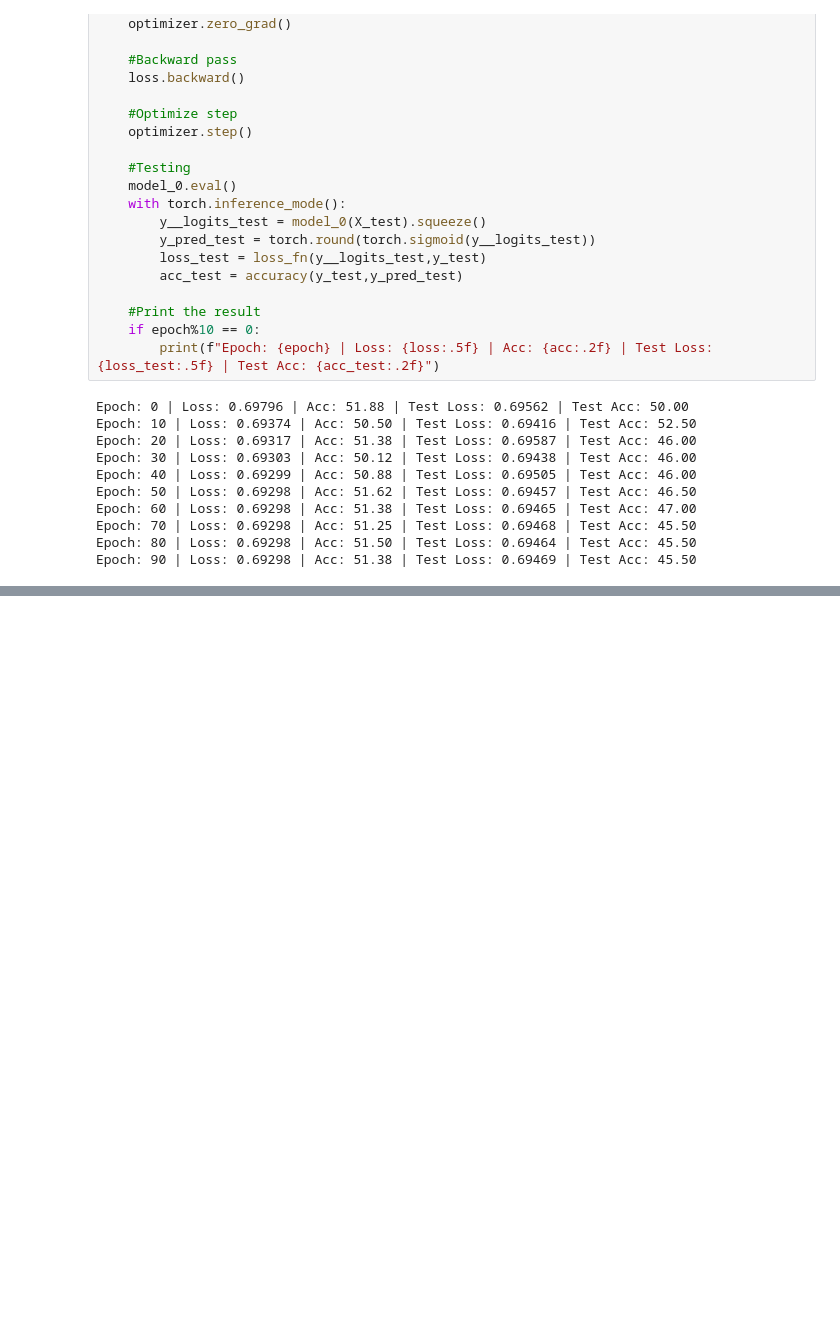
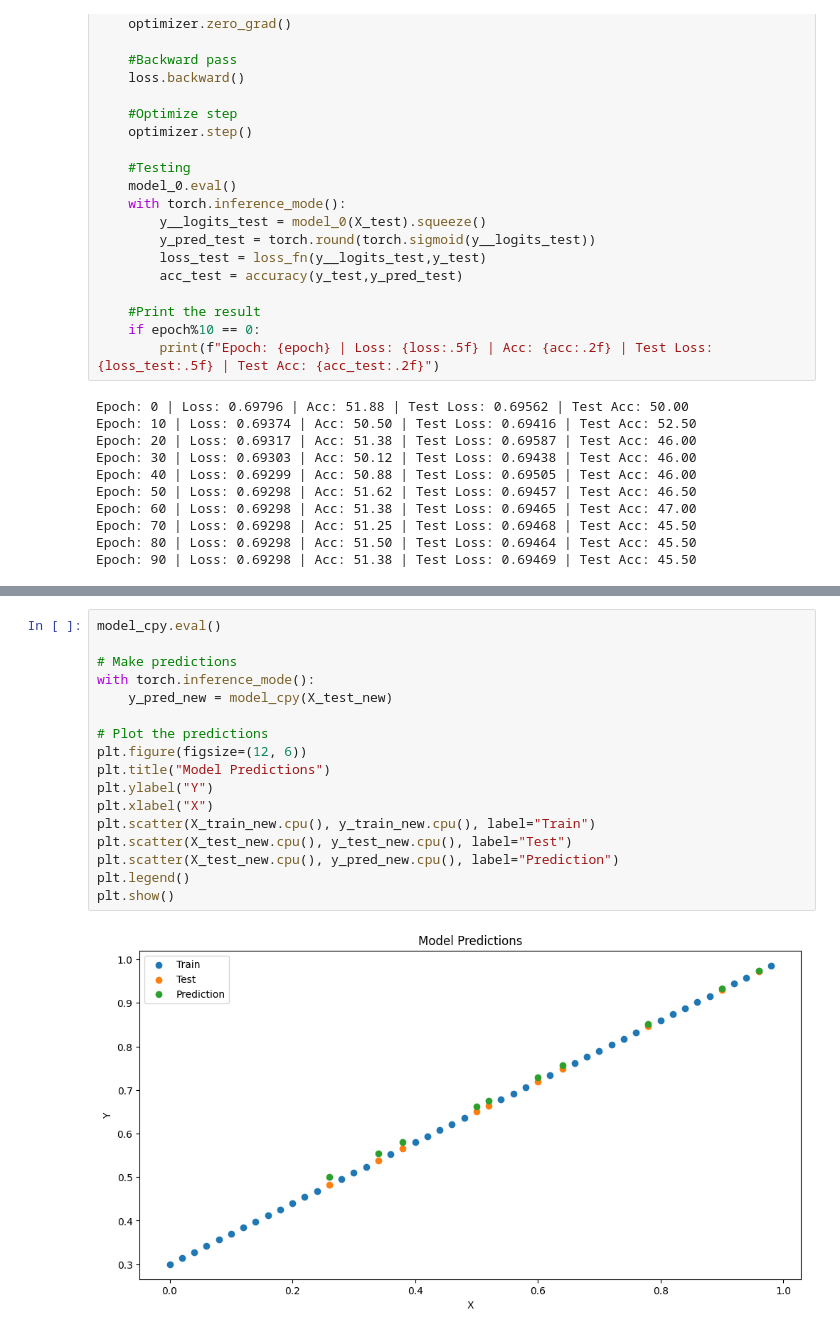
Before and after one commit to Dhaks13/My_DL_Works, a Jupyter notebook: learnings/02_Pytorch_NeuralNetworks.ipynb, the cells around one changed output, grey strips where cells are left out. Cells and saved outputs as stored; diff of their text form; blank space fills up the shorter version.

```diff
--- a/learnings/02_Pytorch_NeuralNetworks.ipynb
+++ b/learnings/02_Pytorch_NeuralNetworks.ipynb
@@ -256,0 +479,19 @@ Epoch: 90 | Loss: 0.69298 | Acc: 51.38 | Test Loss: 0.69469 | Test Acc: 45.50
+# %%
+model_cpy.eval()
+
+# Make predictions
+with torch.inference_mode():
+    y_pred_new = model_cpy(X_test_new)
+
+# Plot the predictions
+plt.figure(figsize=(12, 6))
+plt.title("Model Predictions")
+plt.ylabel("Y")
+plt.xlabel("X")
+plt.scatter(X_train_new.cpu(), y_train_new.cpu(), label="Train")
+plt.scatter(X_test_new.cpu(), y_test_new.cpu(), label="Test")
+plt.scatter(X_test_new.cpu(), y_pred_new.cpu(), label="Prediction")
+plt.legend()
+plt.show()
+# %% [output]
+[figure, added]
```
Also changed, not shown: parts of 18 cells of this notebook, 1 other file.
